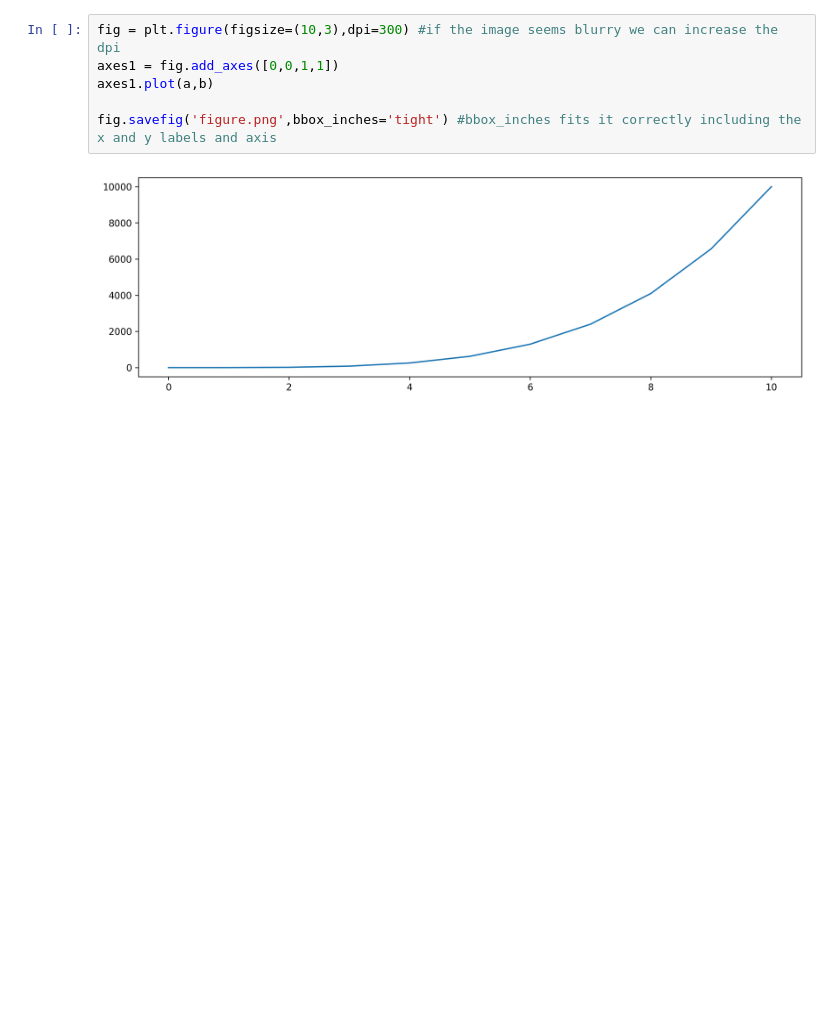
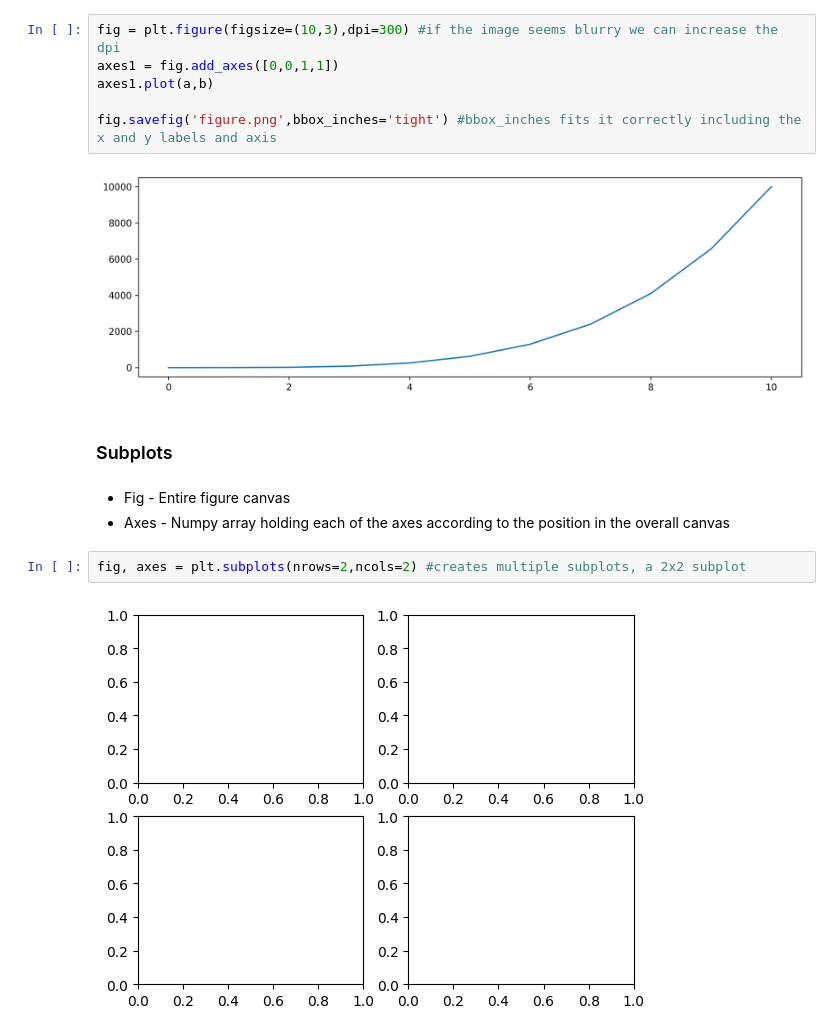
Before and after one commit to Daniel-Aguila/MLandDS, a Jupyter notebook: matplotlibBasics.ipynb, the cells around one changed output. Saved outputs shown, nothing was run; the diff lists cells and outputs as text; blank space fills up the shorter version.

Commit message:
subplots matplotlib

```diff
--- a/matplotlibBasics.ipynb
+++ b/matplotlibBasics.ipynb
@@ -110,3 +110,14 @@ axes1.plot(a,b)
 fig.savefig('figure.png',bbox_inches='tight') #bbox_inches fits it correctly including the x and y labels and axis
 # %% [output]
 [figure]
+# %% [markdown]
+<h3>Subplots</h3>
+# %% [markdown]
+<ul>
+    <li>Fig - Entire figure canvas</li>
+    <li>Axes - Numpy array holding each of the axes according to the position in the overall canvas</li>
+</ul>
+# %%
+fig, axes = plt.subplots(nrows=2,ncols=2) #creates multiple subplots, a 2x2 subplot
+# %% [output]
+[figure, added]
```
Also changed, not shown: parts of 4 cells of this notebook.
